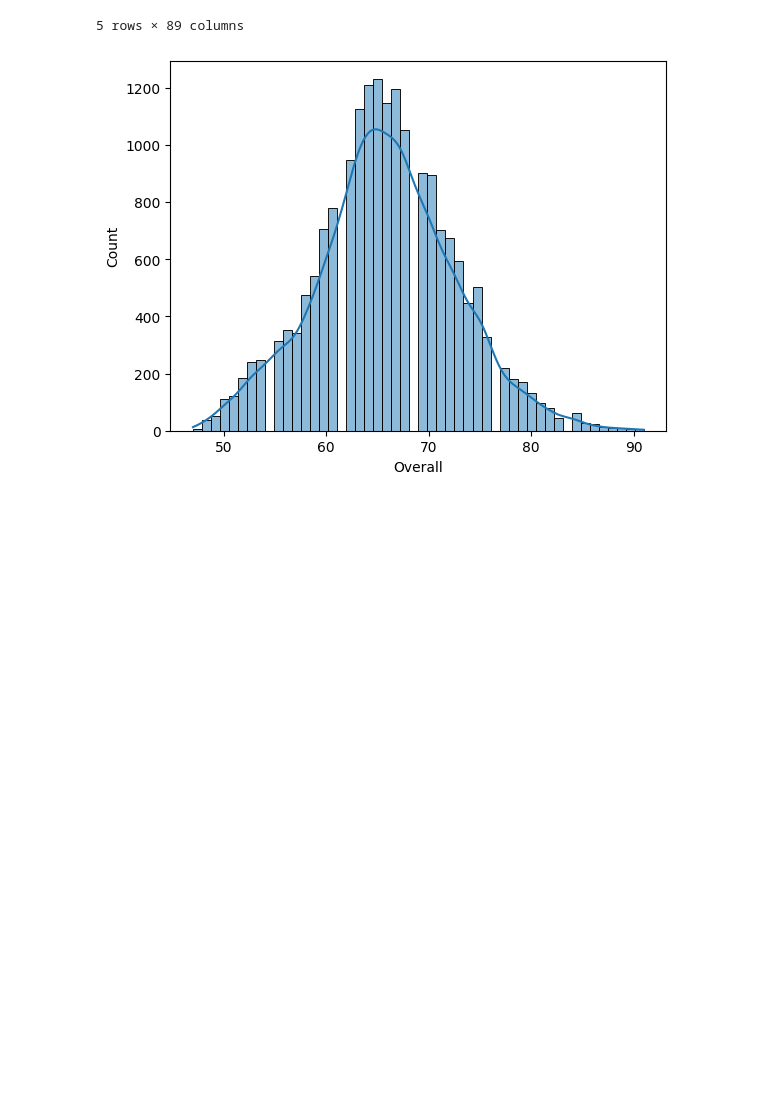
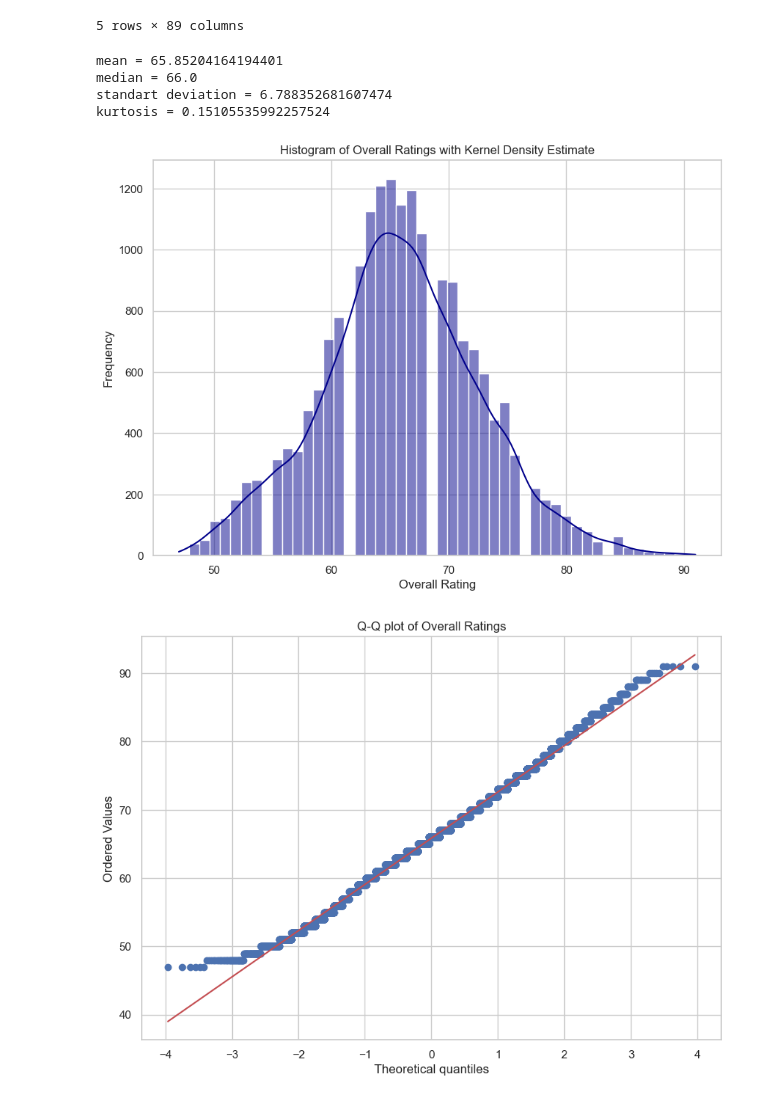
Before and after one commit to AntonSexov/statistics, a Jupyter notebook: lab_4/main.ipynb, the cells around one changed output. Drawn from its saved outputs; the diff is of its cells as text; code cells hidden in the pictures; blank space fills up the shorter version.

```diff
--- a/lab_4/main.ipynb
+++ b/lab_4/main.ipynb
@@ -13,5 +15,6 @@ import scipy.stats as stats
 # %%
 df = pd.read_csv('./dataset/fifa_players_stats.csv')
+overall = df['Overall'].dropna()
 df.head(5)
 # %% [output]
 |  | Known As | Full Name | Overall | Potential | Value(in Euro) | Positions Played | Best Position | Nationality | ... |
@@ -21,8 +24,34 @@ df.head(5)
 | 3 | K. De Bruyne | Kevin De Bruyne | 91 | 91 | 107500000 | CM,CAM | CM | Belgium | ... |
 | 4 | K. Mbappé | Kylian Mbappé | 91 | 95 | 190500000 | ST,LW | ST | France | ... |
 5 rows × 89 columns
-# %%
-sns.histplot(df['Overall'], bins=50, kde=True)
-plt.show()
-# %% [output]
-[figure, removed]
+# %%
+mean = overall.mean()
+median = overall.median()
+std_dev = overall.std()
+asym_coef = overall.skew()
+kurtosis = overall.kurtosis()
+print(f'mean = {mean}\nmedian = {median}\nstandart deviation = {std_dev}\nkurtosis = {kurtosis}')
+# %% [output]
+mean = 65.85204164194401
+median = 66.0
+standart deviation = 6.788352681607474
+kurtosis = 0.15105535992257524
+# %%
+sns.set(style="whitegrid")
+
+# histogram
+plt.figure(figsize=(10, 7))
+sns.histplot(overall, bins=50, kde=True, color="darkblue")
+plt.title('Histogram of Overall Ratings with Kernel Density Estimate')
+plt.xlabel('Overall Rating')
+plt.ylabel('Frequency')
+plt.show()
+
+# Q-Q plot
+plt.figure(figsize=(10, 7))
+stats.probplot(overall, dist="norm", plot=plt)
+plt.title('Q-Q plot of Overall Ratings')
+plt.show()
+# %% [output]
+[figure, added]
+[figure, added]
```
Also changed, not shown: parts of 18 cells of this notebook.
